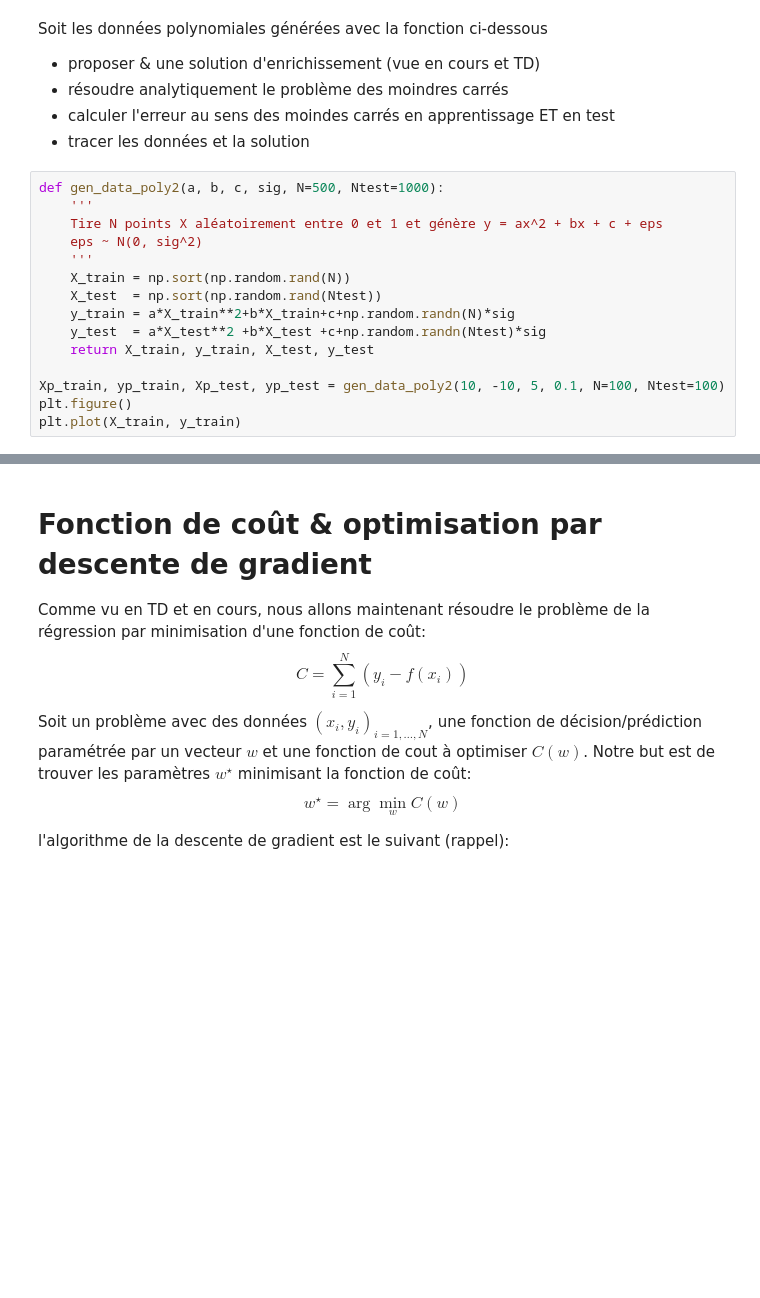
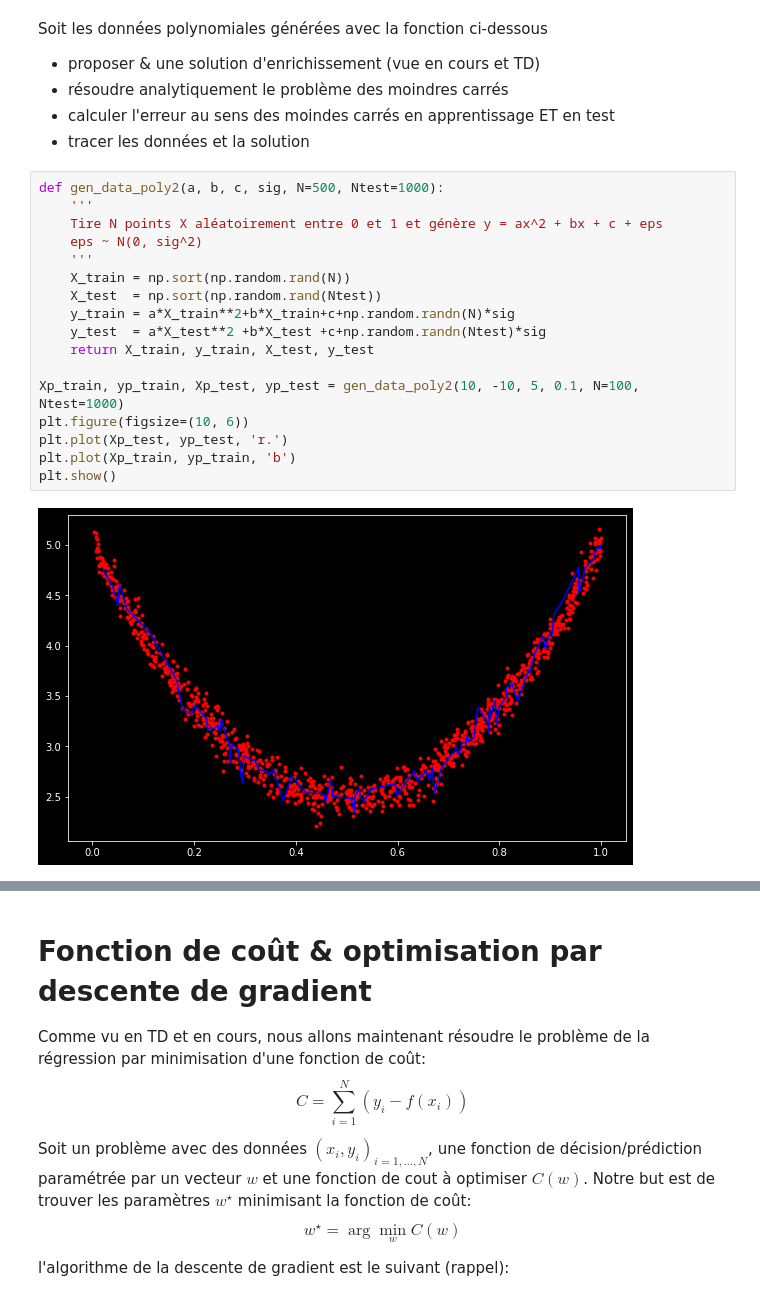
Before and after one commit to White-On/MAPSI_TME_2022, a Jupyter notebook: TME9/tme9_etu.ipynb, the cells around one changed output, grey strips where cells are left out. Cells and saved outputs as stored; diff of their text form; blank space fills up the shorter version.

```diff
--- a/TME9/tme9_etu.ipynb
+++ b/TME9/tme9_etu.ipynb
@@ -109,17 +129,21 @@ Soit les données polynomiales générées avec la fonction ci-dessous
 # %%
 def gen_data_poly2(a, b, c, sig, N=500, Ntest=1000):
     '''
     Tire N points X aléatoirement entre 0 et 1 et génère y = ax^2 + bx + c + eps
     eps ~ N(0, sig^2)
     '''
     X_train = np.sort(np.random.rand(N))
     X_test  = np.sort(np.random.rand(Ntest))
     y_train = a*X_train**2+b*X_train+c+np.random.randn(N)*sig
     y_test  = a*X_test**2 +b*X_test +c+np.random.randn(Ntest)*sig
     return X_train, y_train, X_test, y_test
 
-Xp_train, yp_train, Xp_test, yp_test = gen_data_poly2(10, -10, 5, 0.1, N=100, Ntest=100)
-plt.figure()
-plt.plot(X_train, y_train)
+Xp_train, yp_train, Xp_test, yp_test = gen_data_poly2(10, -10, 5, 0.1, N=100, Ntest=1000)
+plt.figure(figsize=(10, 6))
+plt.plot(Xp_test, yp_test, 'r.')
+plt.plot(Xp_train, yp_train, 'b')
+plt.show()
+# %% [output]
+[figure, added]
 # %%
 def make_mat_poly_biais(X): # fonctionne pour un vecteur unidimensionel X
```
Also changed, not shown: parts of 17 cells of this notebook.
